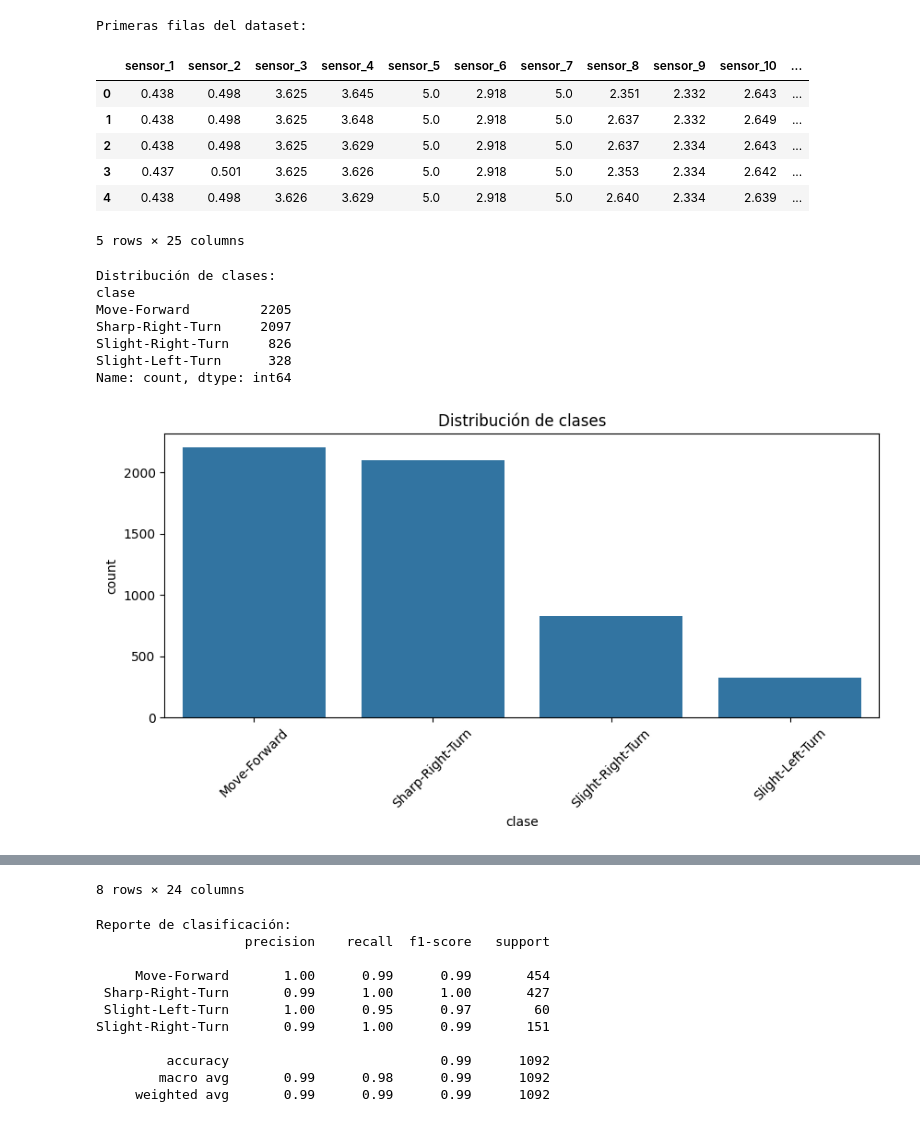
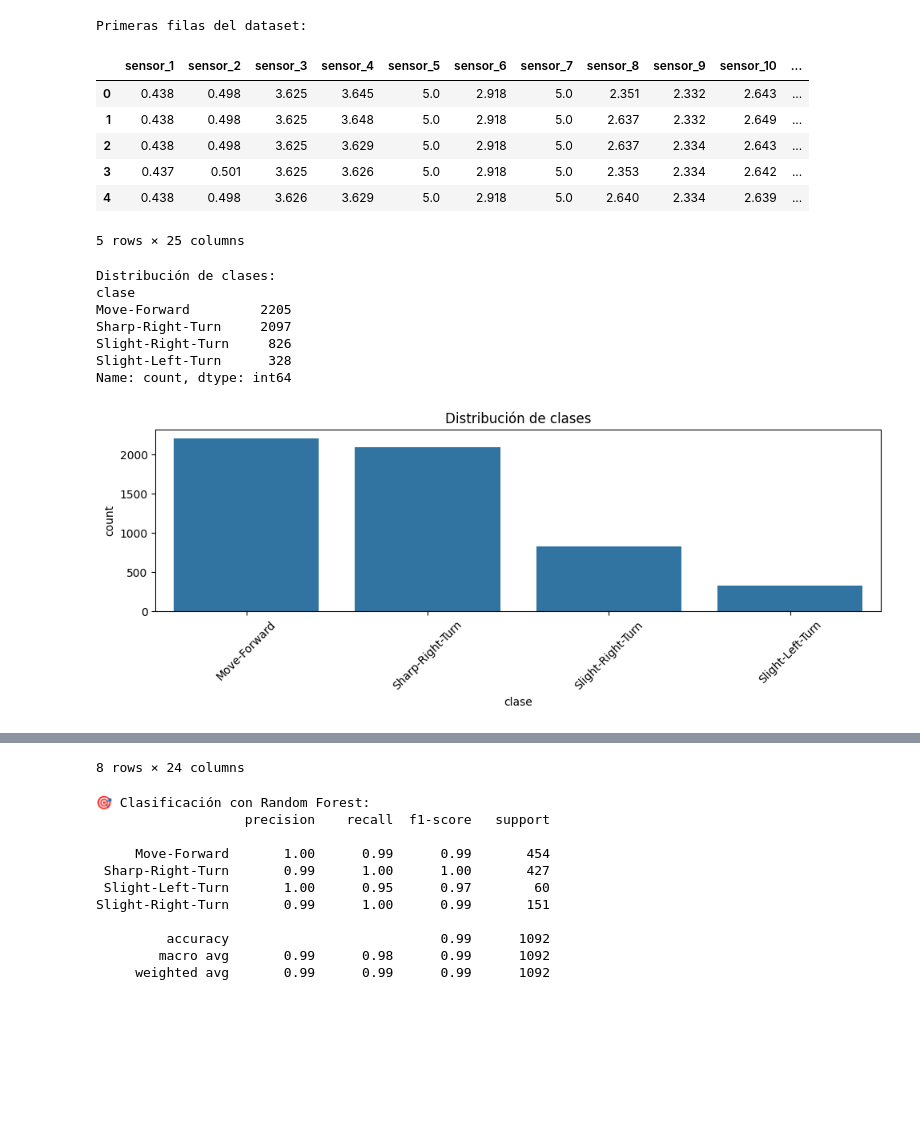
Before and after one commit to Artuza/Neural_Net_Robot_Navigation, a Jupyter notebook: Neural_Net_Robot_Navigation.ipynb, the cells around one changed output, grey strips where cells are left out. Drawn from its saved outputs; the diff is of its cells as text; code cells hidden in the pictures; blank space fills up the shorter version.

```diff
--- a/Neural_Net_Robot_Navigation.ipynb
+++ b/Neural_Net_Robot_Navigation.ipynb
@@ -4,70 +4,108 @@ import matplotlib.pyplot as plt
 import seaborn as sns
 from sklearn.model_selection import train_test_split
 from sklearn.ensemble import RandomForestClassifier
+from sklearn.neural_network import MLPClassifier
 from sklearn.metrics import classification_report, confusion_matrix
 
-# Cargar dataset desde URL
+# =======================
+# 1. Cargar dataset
+# =======================
 url = "https://archive.ics.uci.edu/ml/machine-learning-databases/00194/sensor_readings_24.data"
 columnas = [f"sensor_{i+1}" for i in range(24)] + ["clase"]
 df = pd.read_csv(url, names=columnas)
 
-# Exploración inicial
+# =======================
+# 2. Exploración de datos
+# =======================
 print("Primeras filas del dataset:")
 display(df.head())
 
-print("Distribución de clases:")
+print("\nDistribución de clases:")
 print(df['clase'].value_counts())
 
-# Gráfico de clases
+# Gráfico de distribución
 plt.figure(figsize=(10,4))
 sns.countplot(data=df, x='clase', order=df['clase'].value_counts().index)
 plt.xticks(rotation=45)
 plt.title("Distribución de clases")
+plt.tight_layout()
 plt.show()
 
 # Estadísticas descriptivas
 display(df.describe())
 
-# División de datos
+# =======================
+# 3. Preparación de datos
+# =======================
 X = df.drop(columns=["clase"])
 y = df["clase"]
 X_train, X_test, y_train, y_test = train_test_split(X, y, test_size=0.2, random_state=42)
 
-# Entrenamiento del modelo
-clf = RandomForestClassifier(n_estimators=100, random_state=42)
-clf.fit(X_train, y_train)
+# =======================
+# 4. Random Forest
+# =======================
+clf_rf = RandomForestClassifier(n_estimators=100, random_state=42)
+clf_rf.fit(X_train, y_train)
+y_pred_rf = clf_rf.predict(X_test)
 
-# Evaluación
-y_pred = clf.predict(X_test)
+print("\n🎯 Clasificación con Random Forest:")
+print(classification_report(y_test, y_pred_rf))
 
-print("Reporte de clasificación:")
-print(classification_report(y_test, y_pred))
-
-# Matriz de confusión
 plt.figure(figsize=(8,6))
-sns.heatmap(confusion_matrix(y_test, y_pred), annot=True, fmt='d', cmap="Blues",
-            xticklabels=clf.classes_, yticklabels=clf.classes_)
+sns.heatmap(confusion_matrix(y_test, y_pred_rf), annot=True, fmt='d', cmap="Blues",
+            xticklabels=clf_rf.classes_, yticklabels=clf_rf.classes_)
+plt.title("Matriz de confusión - Random Forest")
 plt.xlabel("Predicho")
 plt.ylabel("Verdadero")
-plt.title("Matriz de confusión")
+plt.tight_layout()
 plt.show()
+
+# =======================
+# 5. MLP (Red neuronal)
+# =======================
+clf_mlp = MLPClassifier(hidden_layer_sizes=(64, 32), activation='relu', solver='adam',
+                        max_iter=300, random_state=42, verbose=False)
+clf_mlp.fit(X_train, y_train)
+y_pred_mlp = clf_mlp.predict(X_test)
+
+print("\n🧠 Clasificación con MLP:")
+print(classification_report(y_test, y_pred_mlp))
+
+plt.figure(figsize=(8,6))
+sns.heatmap(confusion_matrix(y_test, y_pred_mlp), annot=True, fmt='d', cmap="Greens",
+            xticklabels=clf_mlp.classes_, yticklabels=clf_mlp.classes_)
+plt.title("Matriz de confusión - MLP")
+plt.xlabel("Predicho")
+plt.ylabel("Verdadero")
+plt.tight_layout()
+plt.show()
+
+# Curva de pérdida
+plt.figure(figsize=(8,4))
+plt.plot(clf_mlp.loss_curve_, marker='o')
+plt.title("Curva de pérdida del MLP")
+plt.xlabel("Iteración")
+plt.ylabel("Pérdida (Loss)")
+plt.grid(True)
+plt.tight_layout()
+plt.show()
 # %% [output]
 Primeras filas del dataset:
 |  | sensor_1 | sensor_2 | sensor_3 | sensor_4 | sensor_5 | sensor_6 | sensor_7 | sensor_8 | sensor_9 | sensor_10 | ... |
 | 0 | 0.438 | 0.498 | 3.625 | 3.645 | 5.0 | 2.918 | 5.0 | 2.351 | 2.332 | 2.643 | ... |
 | 1 | 0.438 | 0.498 | 3.625 | 3.648 | 5.0 | 2.918 | 5.0 | 2.637 | 2.332 | 2.649 | ... |
 | 2 | 0.438 | 0.498 | 3.625 | 3.629 | 5.0 | 2.918 | 5.0 | 2.637 | 2.334 | 2.643 | ... |
 | 3 | 0.437 | 0.501 | 3.625 | 3.626 | 5.0 | 2.918 | 5.0 | 2.353 | 2.334 | 2.642 | ... |
 | 4 | 0.438 | 0.498 | 3.626 | 3.629 | 5.0 | 2.918 | 5.0 | 2.640 | 2.334 | 2.639 | ... |
 5 rows × 25 columns
 Distribución de clases:
 clase
 Move-Forward         2205
 Sharp-Right-Turn     2097
 Slight-Right-Turn     826
 Slight-Left-Turn      328
 Name: count, dtype: int64
-[figure, old version]
+[figure, new version]
 |  | sensor_1 | sensor_2 | sensor_3 | sensor_4 | sensor_5 | sensor_6 | sensor_7 | sensor_8 | sensor_9 | sensor_10 | ... |
 | count | 5456.000000 | 5456.000000 | 5456.000000 | 5456.000000 | 5456.000000 | 5456.000000 | 5456.000000 | 5456.000000 | 5456.000000 | 5456.000000 | ... |
 | mean | 1.471617 | 2.327043 | 2.489347 | 2.796501 | 2.958552 | 2.893073 | 3.351113 | 2.540397 | 3.125621 | 2.832386 | ... |
@@ -78,7 +116,7 @@ Name: count, dtype: int64
 | 75% | 1.814000 | 2.681500 | 2.739250 | 4.093500 | 4.314500 | 3.835250 | 5.000000 | 3.193000 | 5.000000 | 3.526250 | ... |
 | max | 5.000000 | 5.025000 | 5.029000 | 5.017000 | 5.000000 | 5.005000 | 5.008000 | 5.087000 | 5.000000 | 5.022000 | ... |
 8 rows × 24 columns
-Reporte de clasificación:
+🎯 Clasificación con Random Forest:
                    precision    recall  f1-score   support
 
      Move-Forward       1.00      0.99      0.99       454
```
Also changed, not shown: parts of 1 cell of this notebook.
